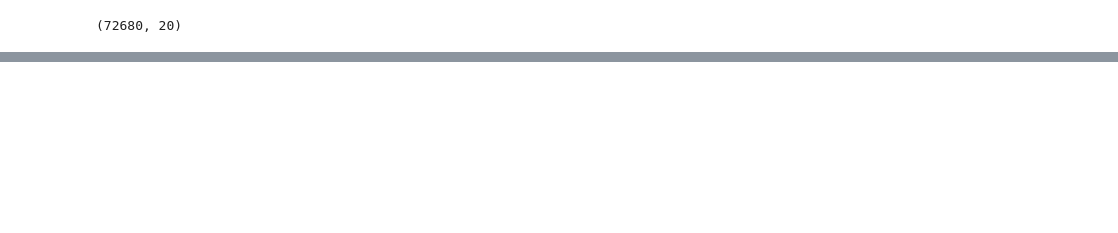
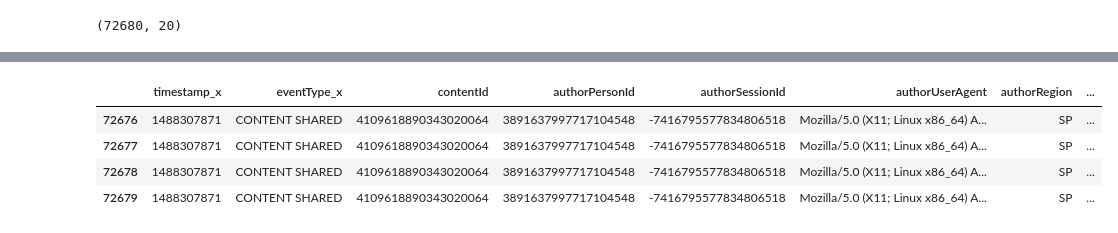
Before and after one commit to Abhishek5101/virality-predictor, a Jupyter notebook: virality_predictor.ipynb, the cells around one changed output, grey strips where cells are left out. Cells and saved outputs as stored; diff of their text form; code cells hidden in the pictures; blank space fills up the shorter version.

```diff
--- a/virality_predictor.ipynb
+++ b/virality_predictor.ipynb
@@ -107,3 +107,11 @@ df.tail()
 | 72677 | 1488307871 | CONTENT SHARED | 4109618890343020064 | 3891637997717104548 | -7416795577834806518 | Mozilla/5.0 (X11; Linux x86_64) A... | SP | ... |
 | 72678 | 1488307871 | CONTENT SHARED | 4109618890343020064 | 3891637997717104548 | -7416795577834806518 | Mozilla/5.0 (X11; Linux x86_64) A... | SP | ... |
 | 72679 | 1488307871 | CONTENT SHARED | 4109618890343020064 | 3891637997717104548 | -7416795577834806518 | Mozilla/5.0 (X11; Linux x86_64) A... | SP | ... |
+# %%
+df[df["contentId"] == 4109618890343020064]
+# %% [output]
+|  | timestamp_x | eventType_x | contentId | authorPersonId | authorSessionId | authorUserAgent | authorRegion | ... |
+| 72676 | 1488307871 | CONTENT SHARED | 4109618890343020064 | 3891637997717104548 | -7416795577834806518 | Mozilla/5.0 (X11; Linux x86_64) A... | SP | ... |
+| 72677 | 1488307871 | CONTENT SHARED | 4109618890343020064 | 3891637997717104548 | -7416795577834806518 | Mozilla/5.0 (X11; Linux x86_64) A... | SP | ... |
+| 72678 | 1488307871 | CONTENT SHARED | 4109618890343020064 | 3891637997717104548 | -7416795577834806518 | Mozilla/5.0 (X11; Linux x86_64) A... | SP | ... |
+| 72679 | 1488307871 | CONTENT SHARED | 4109618890343020064 | 3891637997717104548 | -7416795577834806518 | Mozilla/5.0 (X11; Linux x86_64) A... | SP | ... |
```
